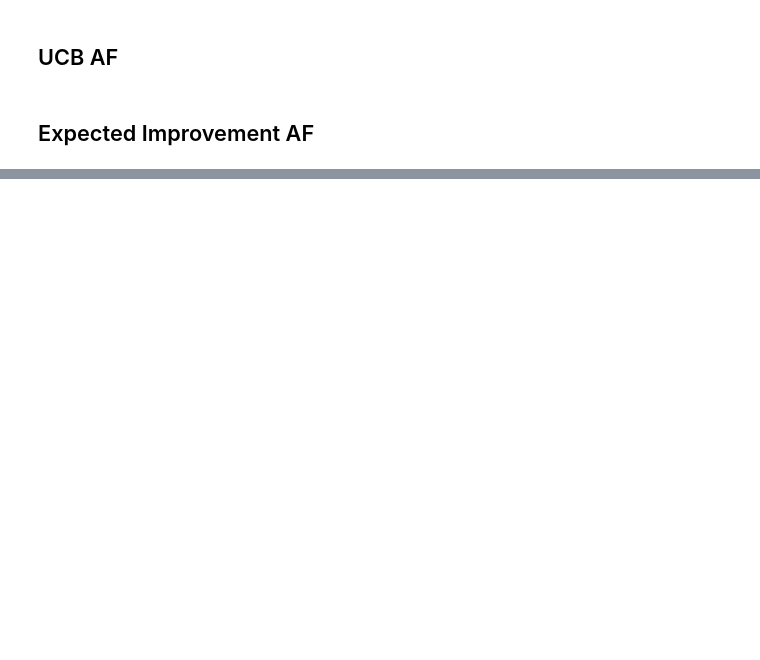
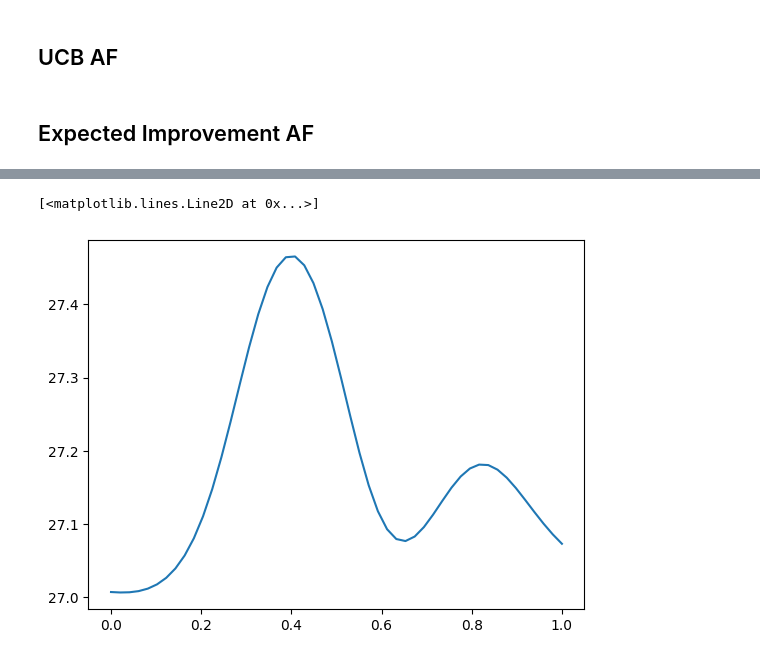
Before and after one commit to ernygati/masters_thesis_blockchain, a Jupyter notebook: diploma-optimal-blockchain.ipynb, the cells around one changed output, grey strips where cells are left out. Cells and saved outputs as stored; diff of their text form; code cells hidden in the pictures; blank space fills up the shorter version.

```diff
--- a/diploma-optimal-blockchain.ipynb
+++ b/diploma-optimal-blockchain.ipynb
@@ -1023,0 +1078,5 @@ lowerb, upperb
+# %%
+plt.plot(x_grid_scaled[:,0], means_grid_scaled)
+# %% [output]
+[<matplotlib.lines.Line2D at 0x...>]
+[figure, added]
```
Also changed, not shown: parts of 25 cells of this notebook.
